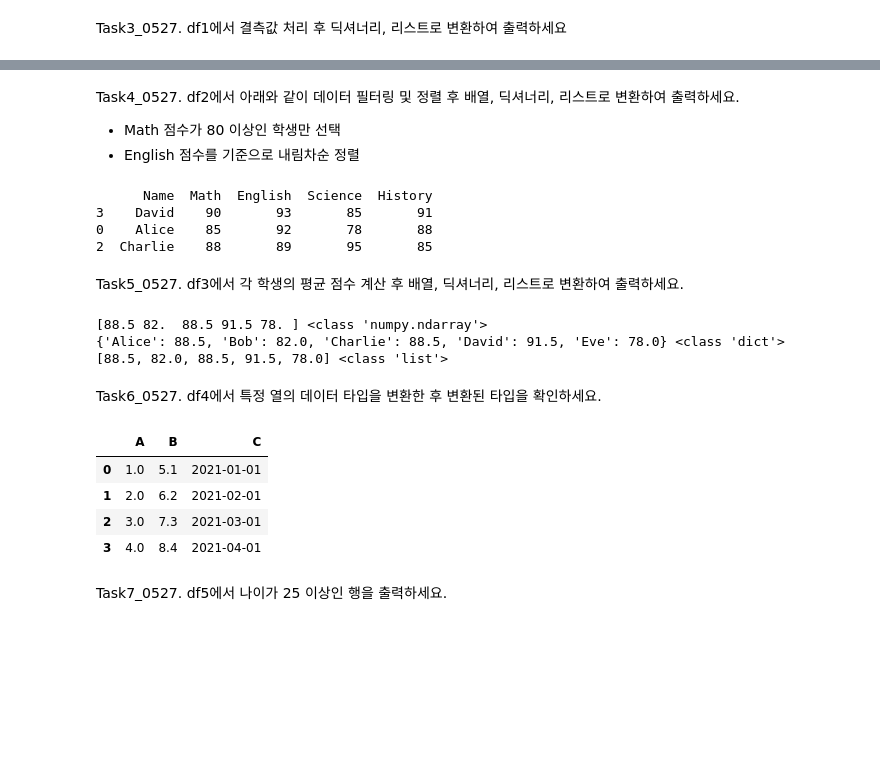
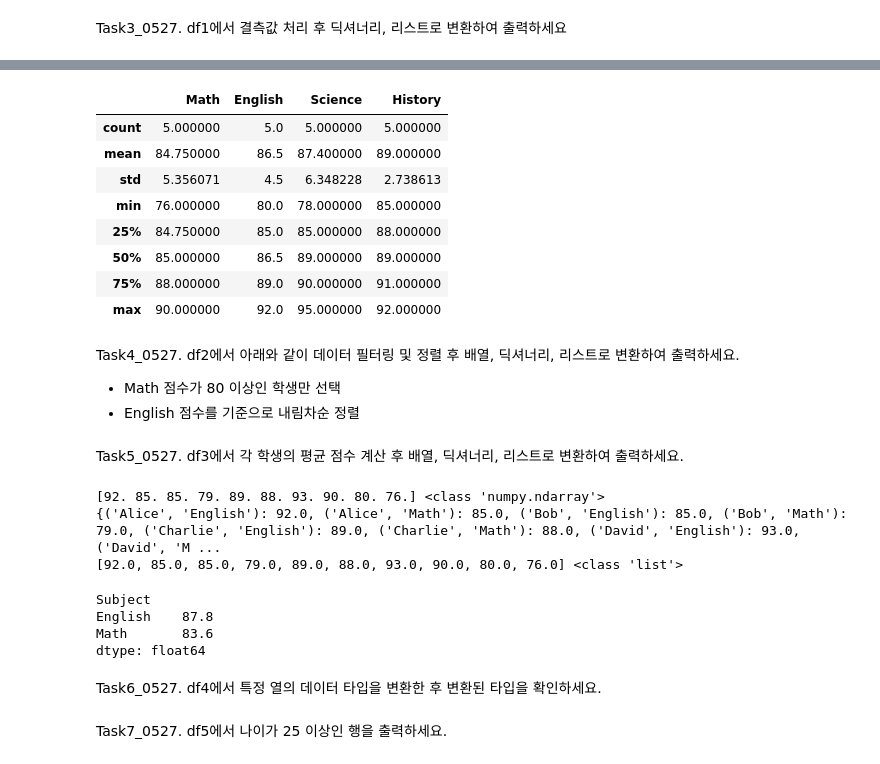
Before and after one commit to Kimhang-KDT/kita_2404, a Jupyter notebook: m3_분석 라이브러리/m3_20240527_Task.ipynb, the cells around one changed output, grey strips where cells are left out. Saved outputs shown, nothing was run; the diff lists cells and outputs as text; code cells hidden in the pictures; blank space fills up the shorter version.

```diff
--- a/m3_분석 라이브러리/m3_20240527_Task.ipynb
+++ b/m3_분석 라이브러리/m3_20240527_Task.ipynb
@@ -177,3 +205,26 @@ print(li)
+# %%
+# 숫자 열에 대해 결측값을 각 열의 평균값으로 대체
+df2 = df1.copy()
+
+# 숫자가 아닌 Name칼럼을 제외
+#숫자만 있는 칼럼 리스트를 새로 정의할 수도, np.numper타입의 칼럼만 뽑아 바로 for문을 돌릴수도있다.
+columns = ['Math', 'English', 'Science', 'History']
+for column in df2.select_dtypes(include=[np.number]).columns:
+
+#for column in columns:
+  df2[column].fillna(df2[column].mean(), inplace=True)
+
+df2.describe()
+# %% [output]
+|  | Math | English | Science | History |
+| count | 5.000000 | 5.0 | 5.000000 | 5.000000 |
+| mean | 84.750000 | 86.5 | 87.400000 | 89.000000 |
+| std | 5.356071 | 4.5 | 6.348228 | 2.738613 |
+| min | 76.000000 | 80.0 | 78.000000 | 85.000000 |
+| 25% | 84.750000 | 85.0 | 85.000000 | 88.000000 |
+| 50% | 85.000000 | 86.5 | 89.000000 | 89.000000 |
+| 75% | 88.000000 | 89.0 | 90.000000 | 91.000000 |
+| max | 90.000000 | 92.0 | 95.000000 | 92.000000 |
 # %% [markdown]
 Task4_0527. df2에서 아래와 같이 데이터 필터링 및 정렬 후 배열, 딕셔너리, 리스트로 변환하여 출력하세요.
 - Math 점수가 80 이상인 학생만 선택
@@ -187,12 +238,13 @@ df2 = pd.DataFrame({
     "History": [88, 92, 85, 91, 84]
 })
 res = df2[df2['Math'] >= 80]
-print(res.sort_values(by='English', ascending=False))
+res.sort_values(by='English', ascending=False)
+
+arr = res.to_numpy()
+
+dt = res.to_dict(orient='list')
+
+li = res.values.tolist()
-# %% [output]
-      Name  Math  English  Science  History
-3    David    90       93       85       91
-0    Alice    85       92       78       88
-2  Charlie    88       89       95       85
 # %% [markdown]
 Task5_0527. df3에서 각 학생의 평균 점수 계산 후 배열, 딕셔너리, 리스트로 변환하여 출력하세요.
 # %%
@@ -202,9 +254,16 @@ df3 = pd.DataFrame({
     "Score": [85, 79, 88, 90, 76, 92, 85, 89, 93, 80]
 })
 
-#print(df3)
+g = df3['Score'].groupby(df3['Name']).mean()
 
-g = df3['Score'].groupby(df3['Name']).mean()
+# 과목별 평균 점수 계산 : pivot_table
+pv = df3.pivot_table(index='Name', columns='Subject', values = 'Score', aggfunc='mean').reset_index()
+pv.columns.name = None
+
+# groupby로 했을 때
+g = df3.groupby(['Name', 'Subject'])['Score'].mean()
+
+
 arr = g.values
 dt = g.to_dict()
 li = arr.tolist()
@@ -212,10 +271,16 @@ li = arr.tolist()
 print(arr, type(arr))
 print(dt, type(dt))
 print(li, type(li))
+
+df3.groupby(['Name', 'Subject'])['Score'].mean().reset_index()
 # %% [output]
-[88.5 82.  88.5 91.5 78. ] <class 'numpy.ndarray'>
-{'Alice': 88.5, 'Bob': 82.0, 'Charlie': 88.5, 'David': 91.5, 'Eve': 78.0} <class 'dict'>
-[88.5, 82.0, 88.5, 91.5, 78.0] <class 'list'>
+[92. 85. 85. 79. 89. 88. 93. 90. 80. 76.] <class 'numpy.ndarray'>
+{('Alice', 'English'): 92.0, ('Alice', 'Math'): 85.0, ('Bob', 'English'): 85.0, ('Bob', 'Math'): 79.0, ('Charlie', 'English'): 89.0, ('Charlie', 'Math'): 88.0, ('David', 'English'): 93.0, ('David', 'M ...
+[92.0, 85.0, 85.0, 79.0, 89.0, 88.0, 93.0, 90.0, 80.0, 76.0] <class 'list'>
+Subject
+English    87.8
+Math       83.6
+dtype: float64
 # %% [markdown]
 Task6_0527. df4에서 특정 열의 데이터 타입을 변환한 후 변환된 타입을 확인하세요.
 # %%
@@ -225,13 +290,9 @@ df4 = pd.DataFrame({
     'C': ['2021-01-01', '2021-02-01', '2021-03-01', '2021-04-01']
 })
 
-df4.astype({'A':'float'})
+df4['A'] = df4['A'].astype(int)
+df4['B'] = df4['B'].astype(float)
+df4['C'] = pd.to_datetime(df4['C'])
-# %% [output]
-|  | A | B | C |
-| 0 | 1.0 | 5.1 | 2021-01-01 |
-| 1 | 2.0 | 6.2 | 2021-02-01 |
-| 2 | 3.0 | 7.3 | 2021-03-01 |
-| 3 | 4.0 | 8.4 | 2021-04-01 |
 # %% [markdown]
 Task7_0527. df5에서 나이가 25 이상인 행을 출력하세요.
 # %%
```
Also changed, not shown: parts of 2 cells of this notebook.
